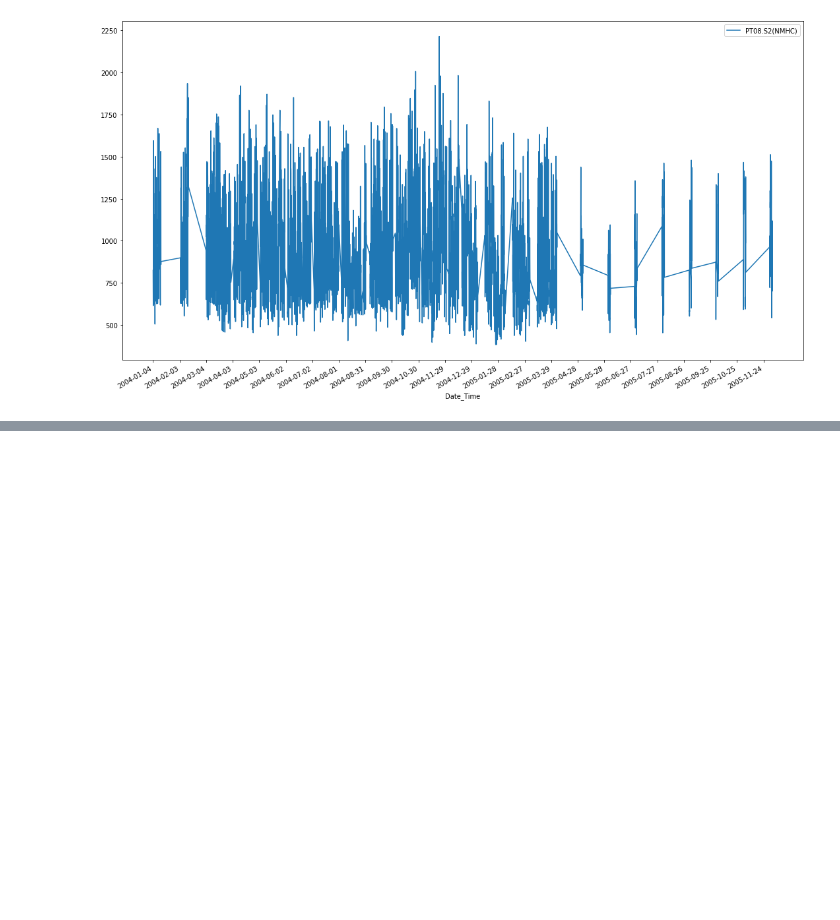
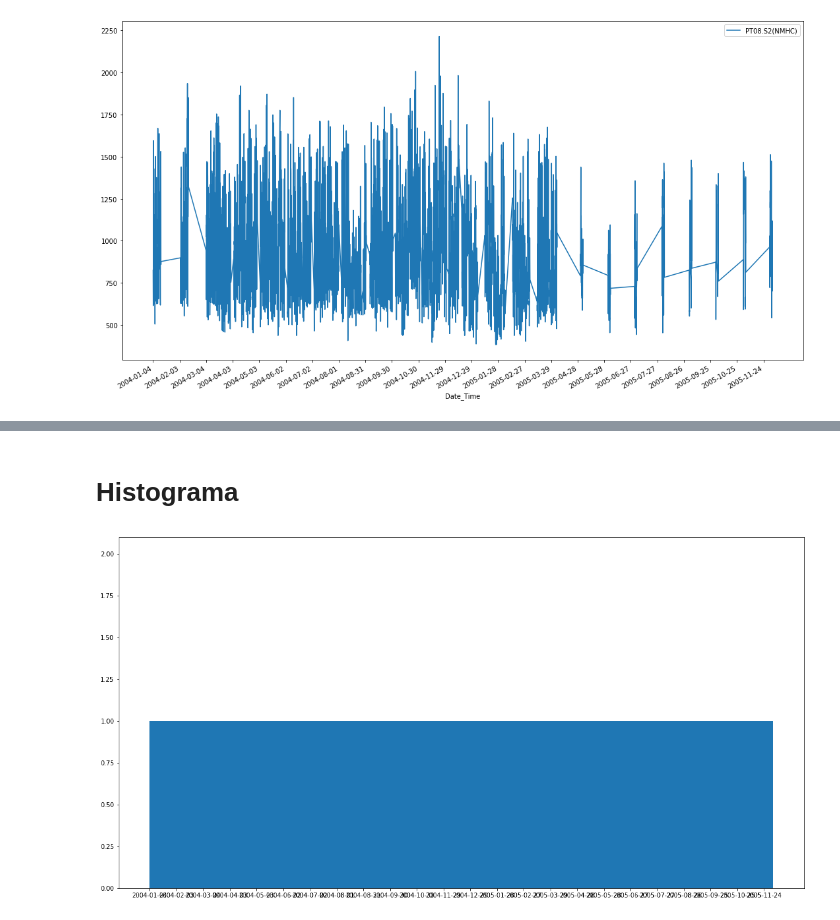
Before and after one commit to Abstractize/Descriptive-statistics, a Jupyter notebook: Tarea 1.ipynb, the cells around one changed output, grey strips where cells are left out. Drawn from its saved outputs; the diff is of its cells as text; code cells hidden in the pictures; blank space fills up the shorter version.

```diff
--- a/Tarea 1.ipynb
+++ b/Tarea 1.ipynb
@@ -183,0 +220,12 @@ print("Prueba")
+# %% [markdown]
+# Histograma
+# %%
+# Crear la figura y los ejes
+fig, ax = plt.subplots()
+ax.hist(ts.index.values, ts.index.values)
+plt.gcf().set_size_inches(20, 10.5)
+x = ts.index.values
+plt.xticks(np.arange(min(x), max(x)+1, np.timedelta64(30,'D')))
+plt.show()
+# %% [output]
+[figure, added]
```
Also changed, not shown: parts of 16 cells of this notebook, 1 other file.
